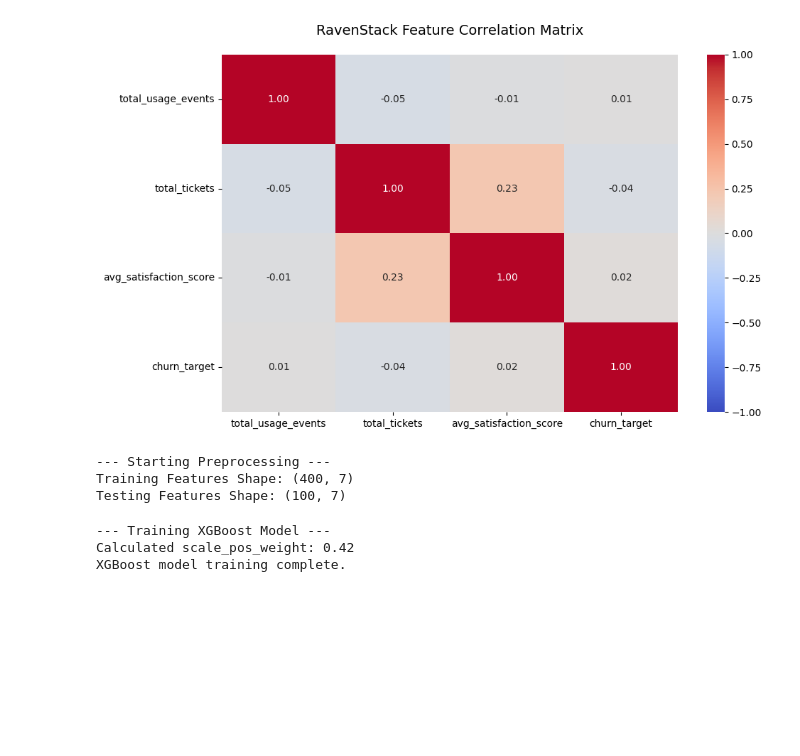
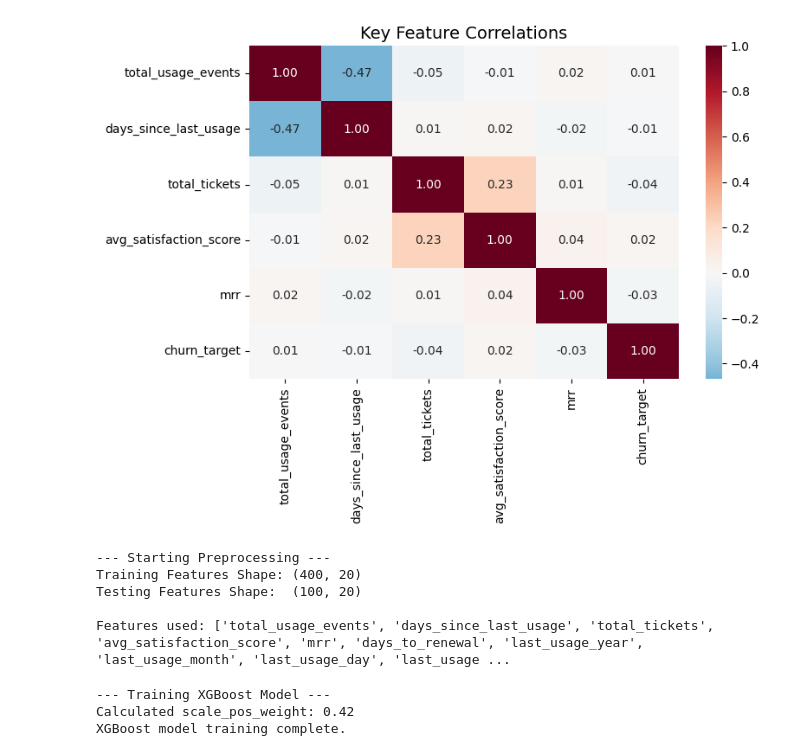
Before and after one commit to Chiragsuri/saas-churn-retention-engine, a Jupyter notebook: notebooks/01_churn_prediction_model.ipynb, the cells around one changed output. Saved outputs shown, nothing was run; the diff lists cells and outputs as text; code cells hidden in the pictures; blank space fills up the shorter version.

```diff
--- a/notebooks/01_churn_prediction_model.ipynb
+++ b/notebooks/01_churn_prediction_model.ipynb
@@ -33,37 +12,7 @@ client = bigquery.Client(project="customer-chrun-project")
 
 # Define the SQL query to pull your feature engineering matrix
 query = """
-    WITH cte_latest_subs AS (
-        SELECT account_id, subscription_id, ROW_NUMBER() OVER(PARTITION BY account_id ORDER BY start_date DESC) as latest_subscription_id
-        FROM `customer-chrun-project.ravenstack_analytics.subscriptions`
-    ),
-    cte_features AS (
-        SELECT subscription_id, count(usage_id) as total_usage_events, max(usage_date) as last_usage_date
-        FROM `customer-chrun-project.ravenstack_analytics.feature_usage`
-        GROUP BY subscription_id
-    ),
-    cte_support AS (
-        SELECT account_id, count(ticket_id) as total_tickets, ROUND(COALESCE(avg(satisfaction_score), 0), 2) as avg_satisfaction_score
-        FROM `customer-chrun-project.ravenstack_analytics.support_tickets`
-        GROUP BY account_id
-    ),
-    cte_churn AS (
-        SELECT DISTINCT account_id
-        FROM `customer-chrun-project.ravenstack_analytics.churn_events`
-    )
-    SELECT
-        a.account_id,
-        s.subscription_id,
-        f.total_usage_events,
-        f.last_usage_date,
-        t.total_tickets,
-        t.avg_satisfaction_score,
-        CASE WHEN c.account_id IS NOT NULL THEN 1 ELSE 0 END AS churn_target
-    FROM `customer-chrun-project.ravenstack_analytics.accounts` a
-    LEFT JOIN cte_latest_subs s ON a.account_id = s.account_id AND s.latest_subscription_id = 1
-    LEFT JOIN cte_features f ON s.subscription_id = f.subscription_id
-    LEFT JOIN cte_support t ON a.account_id = t.account_id
-    LEFT JOIN cte_churn c ON a.account_id = c.account_id
+    SELECT * FROM `customer-chrun-project.ravenstack_analytics.churn_feature_matrix`
 """
 
 # Execute the query and load the results directly into a Pandas DataFrame
@@ -107,52 +64,61 @@ Name: proportion, dtype: object
 # %%
 import seaborn as sns
 import matplotlib.pyplot as plt
 
-# 3. Generate the Correlation Matrix
-corr_matrix = df.corr(numeric_only=True)
+# 3. Generate a CLEAN Correlation Matrix
+# Only include actual features and the target
+features_to_check = ['total_usage_events', 'days_since_last_usage', 'total_tickets', 'avg_satisfaction_score', 'mrr', 'churn_target']
+corr_matrix = df[features_to_check].corr()
 
-plt.figure(figsize=(10, 6))
-sns.heatmap(corr_matrix, annot=True, fmt=".2f", cmap="coolwarm", cbar=True, vmin=-1, vmax=1)
-plt.title("RavenStack Feature Correlation Matrix", pad=20, fontsize=14)
-plt.tight_layout()
+plt.figure(figsize=(8, 5))
+sns.heatmap(corr_matrix, annot=True, fmt=".2f", cmap="RdBu_r", center=0)
+plt.title("Key Feature Correlations", fontsize=14)
 plt.show()
 # %% [output]
-[figure, old version]
+[figure, new version]
 # %%
-# Import ML libraries
 from sklearn.model_selection import train_test_split
 import pandas as pd
 
 print("--- Starting Preprocessing ---")
 
-# 1. Date Feature Engineering
-# Convert date to datetime and extract predictive numerical features
+# Date Feature Engineering
 df['last_usage_date'] = pd.to_datetime(df['last_usage_date'])
 df['last_usage_year'] = df['last_usage_date'].dt.year
 df['last_usage_month'] = df['last_usage_date'].dt.month
 df['last_usage_day'] = df['last_usage_date'].dt.day
 df['last_usage_weekday'] = df['last_usage_date'].dt.weekday
 
-# 2. Define Features (X) and Target (y)
-# Drop IDs (they hold no predictive value) and the original date column
-X = df.drop(columns=['account_id', 'subscription_id', 'churn_target', 'last_usage_date'])
+# Define Features (X) and Target (y)
+# churn_label and renewal_urgency are derived labels — excluded from features
+# days_to_renewal stays in X as a predictive feature
+X = df.drop(columns=[
+    'account_id',
+    'subscription_id',
+    'churn_target',
+    'churn_label',          # string version of the target — drop
+    'renewal_urgency',      # derived label — drop
+    'last_usage_date'       # replaced by decomposed date features above
+])
 y = df['churn_target']
 
-# 3. Handle Categorical Variables
-# Convert any remaining text columns into 1s and 0s (One-Hot Encoding)
+# One-Hot Encoding
 X = pd.get_dummies(X, drop_first=True)
 
-# 4. Train/Test Split
+# Train/Test Split
 X_train, X_test, y_train, y_test = train_test_split(
     X, y, test_size=0.20, random_state=42, stratify=y
 )
 
 print(f"Training Features Shape: {X_train.shape}")
-print(f"Testing Features Shape: {X_test.shape}")
+print(f"Testing Features Shape:  {X_test.shape}")
+print(f"\nFeatures used: {list(X.columns)}")
 # %% [output]
 --- Starting Preprocessing ---
-Training Features Shape: (400, 7)
-Testing Features Shape: (100, 7)
+Training Features Shape: (400, 20)
+Testing Features Shape:  (100, 20)
+
+Features used: ['total_usage_events', 'days_since_last_usage', 'total_tickets', 'avg_satisfaction_score', 'mrr', 'days_to_renewal', 'last_usage_year', 'last_usage_month', 'last_usage_day', 'last_usage ...
 # %%
 from xgboost import XGBClassifier
 
```
Also changed, not shown: parts of 7 cells of this notebook, 16 other files.
